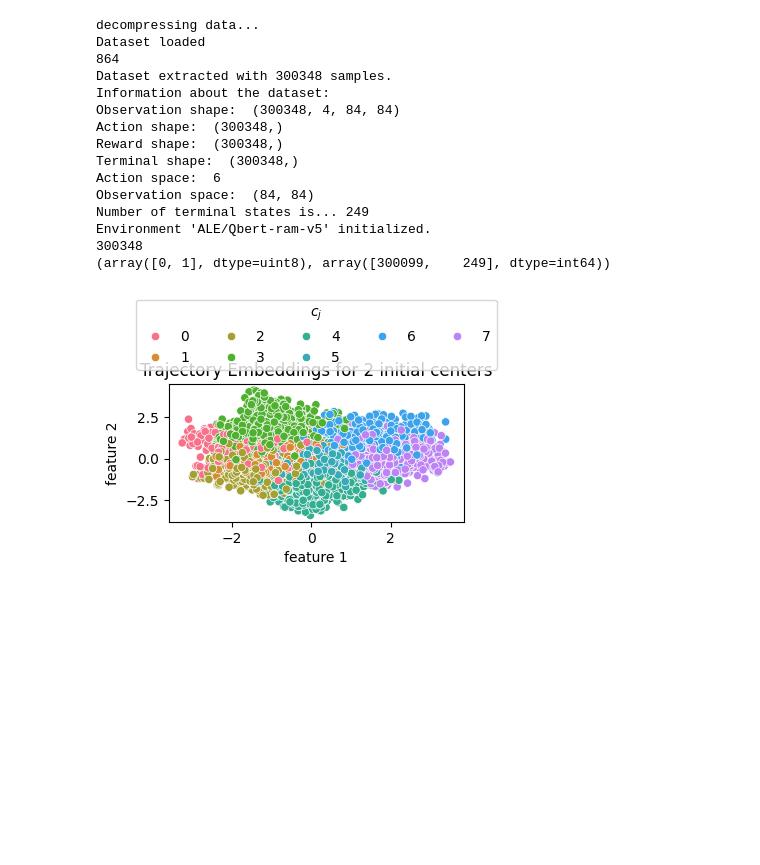
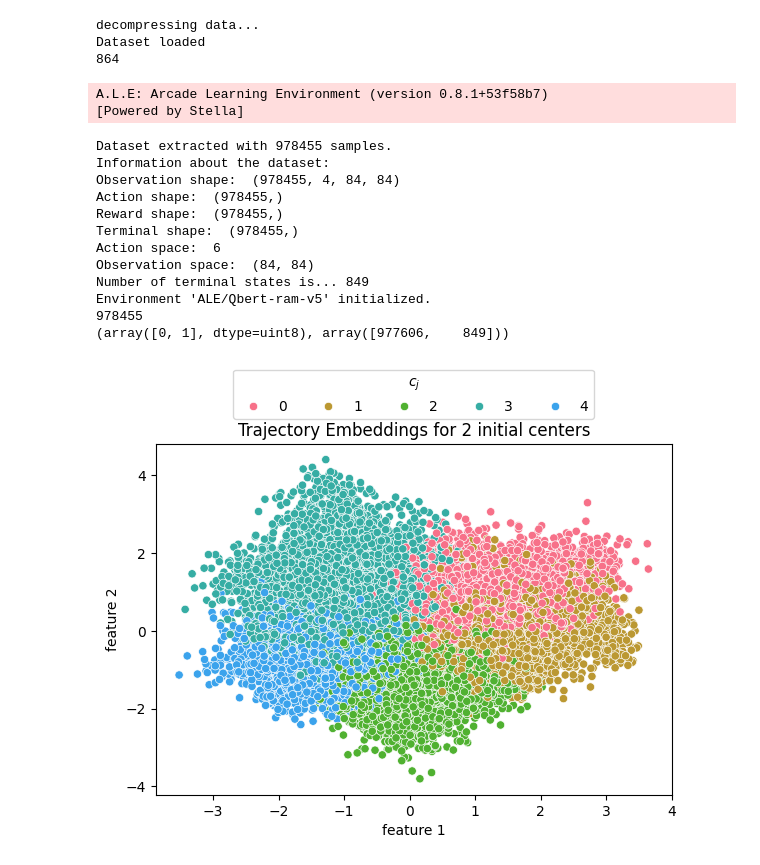
Before and after one commit to karim-abdel/Explaining-RL-Decisions-with-Trajectories, a Jupyter notebook: Breakout/qbert.ipynb, the cells around one changed output. Drawn from its saved outputs; the diff is of its cells as text; code cells hidden in the pictures; blank space fills up the shorter version.

```diff
--- a/Breakout/qbert.ipynb
+++ b/Breakout/qbert.ipynb
@@ -16,7 +16,7 @@ from encoder import CustomCNNFactory
 device = set_seeds(seed=0)
 
 # Set data and test sizes
-data_size, test_size = 200, 50
+data_size, test_size = 700, 150
 # %%
 # Load Seaquest dataset
 seaquestdata, sq_env = load_seaquest_dataset(env_name='Qbert', size=data_size+test_size)
@@ -26,18 +26,20 @@ print(np.unique(seaquestdata["terminals"], return_counts=True))
 decompressing data...
 Dataset loaded
 864
-Dataset extracted with 300348 samples.
-Information about the dataset:
-Observation shape:  (300348, 4, 84, 84)
-Action shape:  (300348,)
-Reward shape:  (300348,)
-Terminal shape:  (300348,)
-Action space:  6
-Observation space:  (84, 84)
-Number of terminal states is... 249
-Environment 'ALE/Qbert-ram-v5' initialized.
-300348
-(array([0, 1], dtype=uint8), array([300099,    249], dtype=int64))
+A.L.E: Arcade Learning Environment (version 0.8.1+53f58b7)
+[Powered by Stella]
+Dataset extracted with 978455 samples.
+Information about the dataset:
+Observation shape:  (978455, 4, 84, 84)
+Action shape:  (978455,)
+Reward shape:  (978455,)
+Terminal shape:  (978455,)
+Action space:  6
+Observation space:  (84, 84)
+Number of terminal states is... 849
+Environment 'ALE/Qbert-ram-v5' initialized.
+978455
+(array([0, 1], dtype=uint8), array([977606,    849]))
 # %%
 # Load pre-trained encoders
 pre_trained_encoder_seaquest = load_seaquest_model("decision_transformer_atari/checkpoints/Qbert_123.pth", vocab_size=6, block_size=90, timesteps=3901, seed=0)
@@ -56,9 +58,9 @@ trajectory_embedding_seaquest = get_trajectory_embedding(
 )
 # %%
 # Perform clustering on Seaquest data
-clusters_seaquest, _ = perform_clustering_and_plot(trajectory_embedding_seaquest.detach().cpu().numpy(), 2, 8, ccore=True, plot=True)
+clusters_seaquest, _ = perform_clustering_and_plot(trajectory_embedding_seaquest.detach().cpu().numpy(), 2, 5, ccore=True, plot=True)
 # %% [output]
-[figure, old version]
+[figure, new version]
 # %%
  # Train Seaquest model with DiscreteSAC
 print('#' * 100)
```
Also changed, not shown: parts of 5 cells of this notebook, 12 other files.
